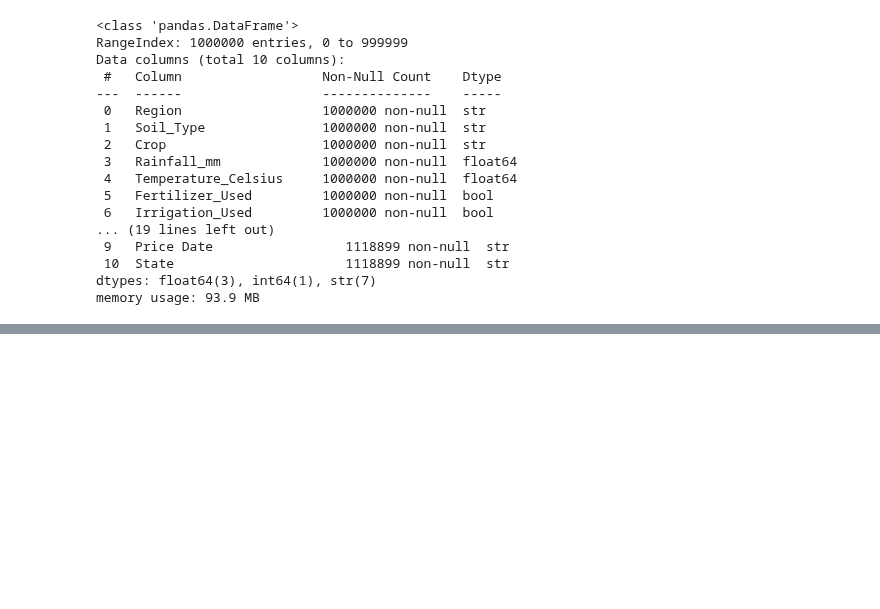
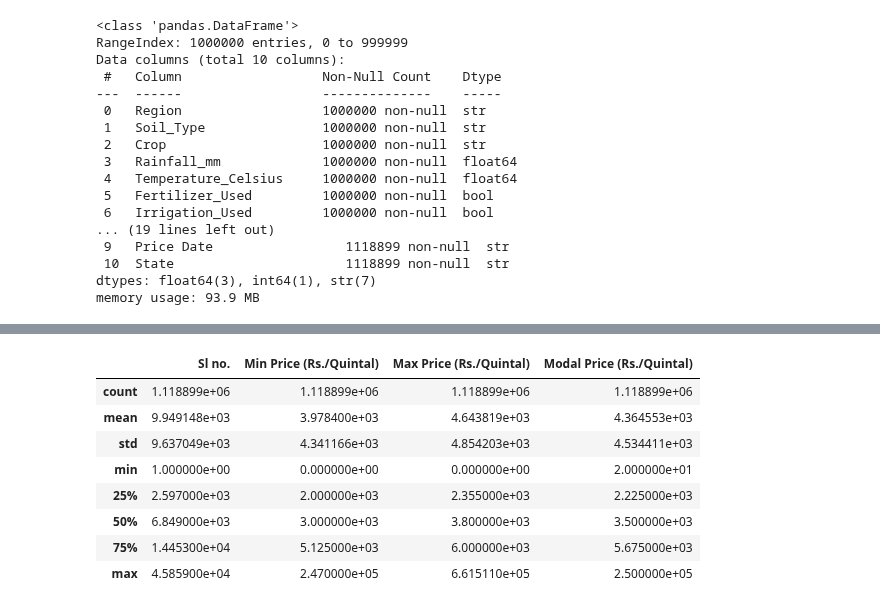
Before and after one commit to Sariq241/agribusiness-data-analysis-internship, a Jupyter notebook: Notebooks/agribusiness_analysis.ipynb, the cells around one changed output, grey strips where cells are left out. Cells and saved outputs as stored; diff of their text form; code cells hidden in the pictures; blank space fills up the shorter version.

```diff
--- a/Notebooks/agribusiness_analysis.ipynb
+++ b/Notebooks/agribusiness_analysis.ipynb
@@ -45,0 +103,12 @@ memory usage: 93.9 MB
+# %%
+price_df.describe()
+# %% [output]
+|  | Sl no. | Min Price (Rs./Quintal) | Max Price (Rs./Quintal) | Modal Price (Rs./Quintal) |
+| count | 1.118899e+06 | 1.118899e+06 | 1.118899e+06 | 1.118899e+06 |
+| mean | 9.949148e+03 | 3.978400e+03 | 4.643819e+03 | 4.364553e+03 |
+| std | 9.637049e+03 | 4.341166e+03 | 4.854203e+03 | 4.534411e+03 |
+| min | 1.000000e+00 | 0.000000e+00 | 0.000000e+00 | 2.000000e+01 |
+| 25% | 2.597000e+03 | 2.000000e+03 | 2.355000e+03 | 2.225000e+03 |
+| 50% | 6.849000e+03 | 3.000000e+03 | 3.800000e+03 | 3.500000e+03 |
+| 75% | 1.445300e+04 | 5.125000e+03 | 6.000000e+03 | 5.675000e+03 |
+| max | 4.585900e+04 | 2.470000e+05 | 6.615110e+05 | 2.500000e+05 |
```
Also changed, not shown: parts of 16 cells of this notebook.
